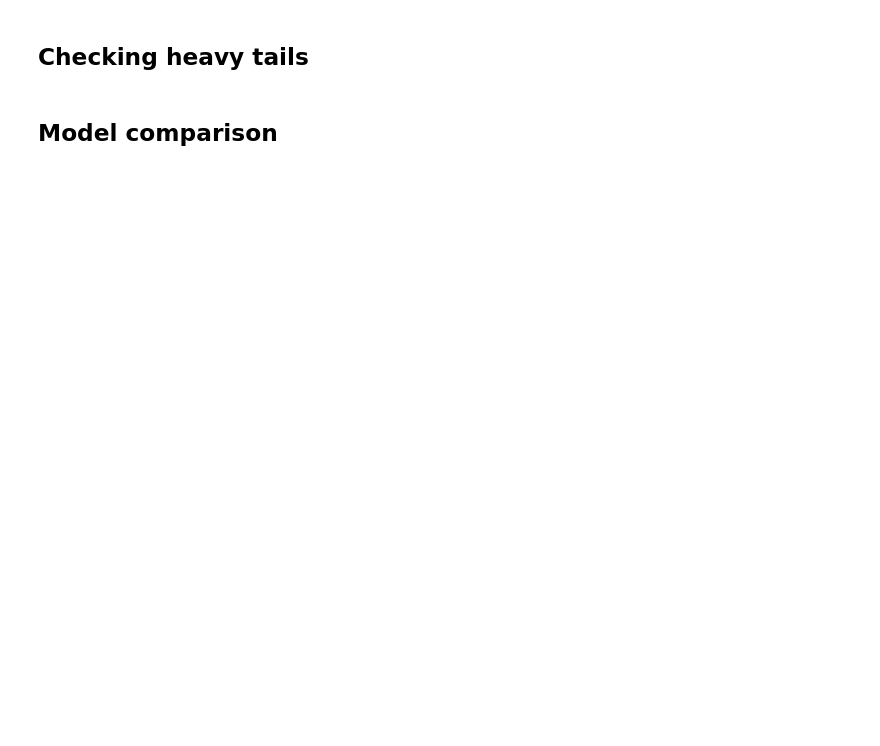
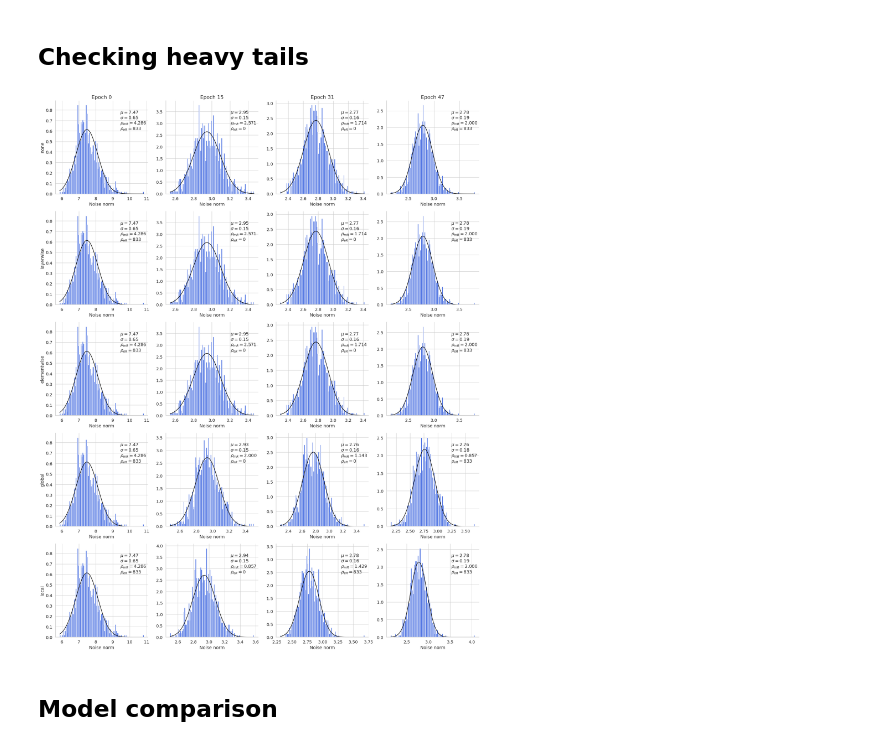
Before and after one commit to Andron00e/Clipped-AdaGrad-and-Adam, a Jupyter notebook: ALBERT_fine_tuning/visualization.ipynb, the cells around one changed output. Cells and saved outputs as stored; diff of their text form; code cells hidden in the pictures; blank space fills up the shorter version.

```diff
--- a/ALBERT_fine_tuning/visualization.ipynb
+++ b/ALBERT_fine_tuning/visualization.ipynb
@@ -31,28 +49,31 @@ def calc_heaviness(norms_path, coef_1=1.5, coef_2=3):
 
     return norms.mean(), norms.std(), p_mR / p_mRN, p_eR / p_eRN
 
-
-calc_heaviness(HIST_PATH)
+heaviness = {}
+for opt in HIST_PATHS:
+    heaviness[opt] = {}
+    for clipping in HIST_PATHS[opt]:
+        heaviness[opt][clipping] = {}
+        for name in NAMES:
+            curr_hist_path = os.path.join(HIST_PATHS[opt][clipping], name)
+            heaviness[opt][clipping][name] = calc_heaviness(curr_hist_path)
 # %%
-sns.set_theme()
-
-
-def plot_norms(norms_path):
+def plot_norms(norms_path, xlabel="Noise norm", ylabel="Density", title="Dataset, n steps"):
     norms_dict = None
     with open(norms_path, "r") as file:
         norms_dict = json.load(file)
 
     norms = norms_dict["stochastic_norms"]
 
-    print(sorted(norms))
-    fig, ax = plt.subplots(figsize=(7, 5))
+    ax = plt.gca()
     ax.hist(norms, color="royalblue", edgecolor="white", bins=100, density=True)
 
-    mu, sigma, ro_mR, ro_eR = calc_heaviness(HIST_PATH)
+    mu, sigma, ro_mR, ro_eR = calc_heaviness(norms_path)
     x = np.linspace(min(norms), max(norms), 100)
     ax.plot(x, norm.pdf(x, mu, sigma), color="black")
-    ax.set_xlabel("Noise norm", fontsize=14)
-    ax.set_ylabel("Density", fontsize=14)
+    ax.set_xlabel(xlabel, fontsize=14)
+    if not ylabel is None:
+        ax.set_ylabel(ylabel, fontsize=14)
     ax.grid(True)
     textstr = "\n".join(
         (
@@ -65,11 +86,22 @@ def plot_norms(norms_path):
     ax.text(
         0.7, 0.9, textstr, transform=ax.transAxes, fontsize=14, verticalalignment="top"
     )
-    ax.set_title("Dataset, n steps", fontsize=16)
-
-
-plot_norms(HIST_PATH)
-None
+    if not title is None:
+        ax.set_title(title, fontsize=16)
+# %%
+plt.figure(figsize=(4*5, 5*5))
+i_ = 0
+for i_c, clipping in enumerate(HIST_PATHS["sgd"]):
+    for i_n, name in enumerate(NAMES):
+        i_ += 1
+        plt.subplot(5, 4, i_)
+        ylabel = clipping if i_n == 0 else None
+        title = f"Epoch {name[11:-5]}" if i_ <= 4 else None
+        plot_norms(os.path.join(HIST_PATHS["sgd"][clipping], name), ylabel=ylabel, title=title)
+# plt.savefig("/home/skorokho/coding/Clipped-AdaGrad-and-Adam/ResNet_training/images/cifar_10_sgd_hist.png", dpi=300)
+plt.tight_layout()
+# %% [output]
+[figure, added]
 # %% [markdown]
 ## Model comparison
 # %%
```
Also changed, not shown: parts of 9 cells of this notebook, 17 other files.
